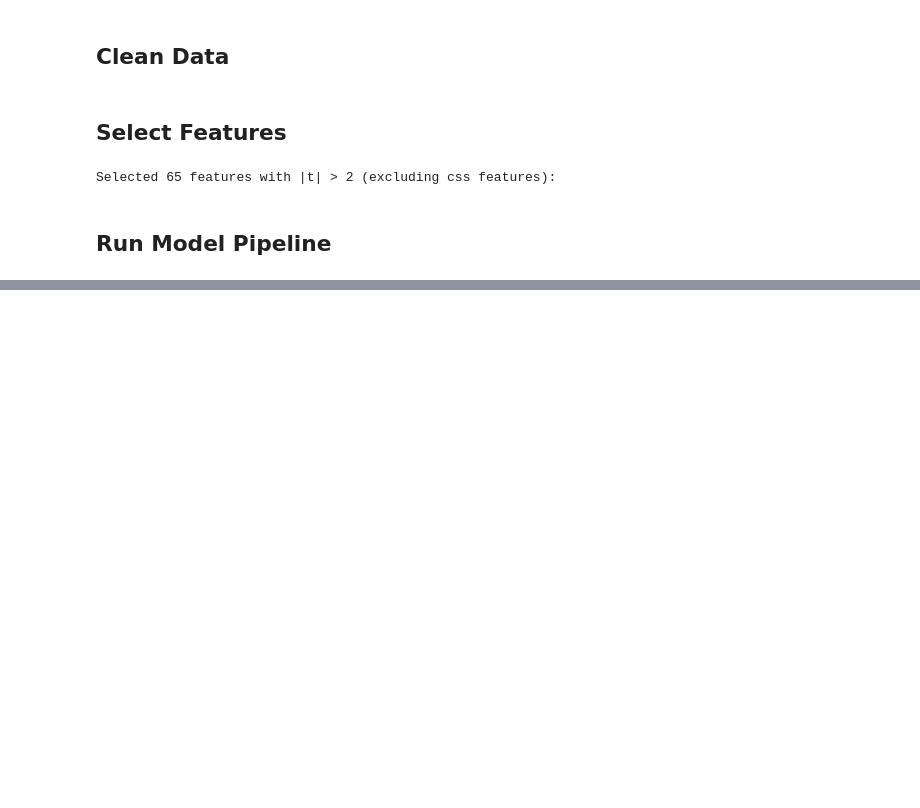
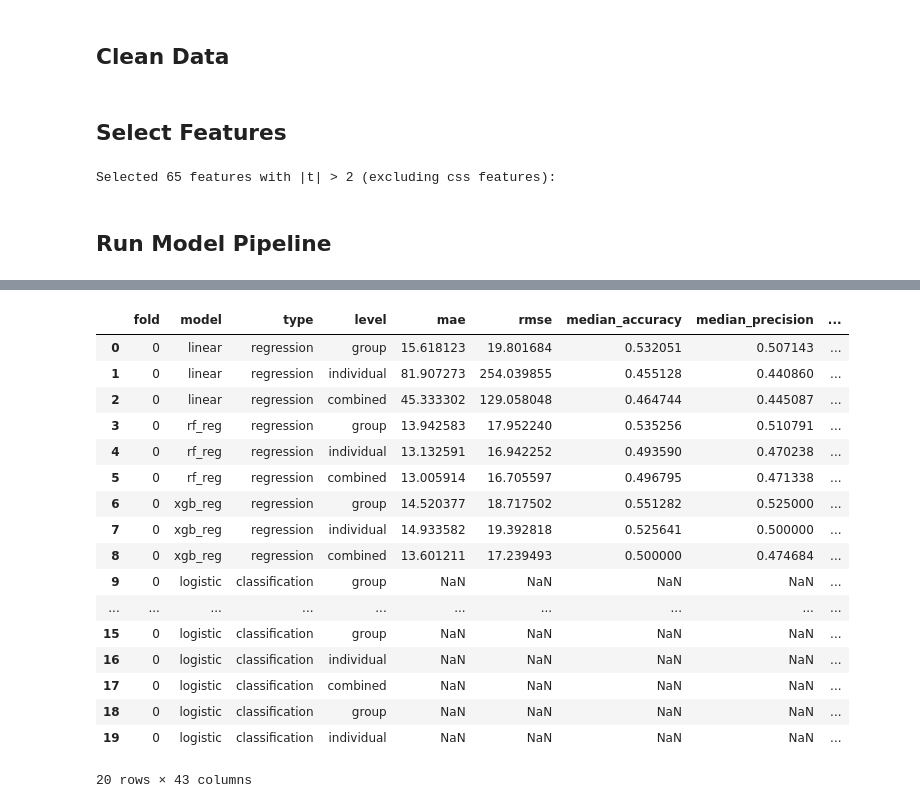
Before and after one commit to danieljwilson/3_3_experience_sampling, a Jupyter notebook: 3_3_3_data_analysis/02_analysis/Models/05_ML_models.ipynb, the cells around one changed output, grey strips where cells are left out. Drawn from its saved outputs; the diff is of its cells as text; code cells hidden in the pictures; blank space fills up the shorter version.

```diff
--- a/3_3_3_data_analysis/02_analysis/Models/05_ML_models.ipynb
+++ b/3_3_3_data_analysis/02_analysis/Models/05_ML_models.ipynb
@@ -343,12 +366,8 @@ def train_regression_model(X_train, y_train, model_type='linear'):
         model = LinearRegression()
     elif model_type == 'rf':
         model = RandomForestRegressor(n_estimators=100, random_state=42)
-    elif model_type == 'gbm':
-        model = GradientBoostingRegressor(n_estimators=100, random_state=42)
     elif model_type == 'xgb':
         model = xgb.XGBRegressor(n_estimators=100, random_state=42)
-    elif model_type == 'lgb':
-        model = lgb.LGBMRegressor(n_estimators=100, random_state=42)
     else:
         raise ValueError("Unknown model type")
     model.fit(X_train, y_train)
@@ -359,12 +378,8 @@ def train_classification_model(X_train, y_train, model_type='logistic'):
         model = LogisticRegression()
     elif model_type == 'rf':
         model = RandomForestClassifier(n_estimators=100, random_state=42)
-    elif model_type == 'gbm':
-        model = GradientBoostingClassifier(n_estimators=100, random_state=42)
     elif model_type == 'xgb':
         model = xgb.XGBClassifier(n_estimators=100, random_state=42)
-    elif model_type == 'lgb':
-        model = lgb.LGBMClassifier(n_estimators=100, random_state=42)
     else:
         raise ValueError("Unknown model type")
     model.fit(X_train, y_train)
@@ -548,0 +860,6 @@ Selected 65 features with |t| > 2 (excluding css features):
+# %%
+# Run the pipeline
+results_df, timing_df = main_pipeline(train_data_clean, test_data_clean, features, cv_folds, target_col='t_current')
+
+# # Save results
+# results_df.to_csv('model_evaluation_results.csv', index=False)
@@ -549 +1070,22 @@ Selected 65 features with |t| > 2 (excluding css features):
+# %%
+results_df.head(20)
+# %% [output]
+|  | fold | model | type | level | mae | rmse | median_accuracy | median_precision | ... |
+| 0 | 0 | linear | regression | group | 15.618123 | 19.801684 | 0.532051 | 0.507143 | ... |
+| 1 | 0 | linear | regression | individual | 81.907273 | 254.039855 | 0.455128 | 0.440860 | ... |
+| 2 | 0 | linear | regression | combined | 45.333302 | 129.058048 | 0.464744 | 0.445087 | ... |
+| 3 | 0 | rf_reg | regression | group | 13.942583 | 17.952240 | 0.535256 | 0.510791 | ... |
+| 4 | 0 | rf_reg | regression | individual | 13.132591 | 16.942252 | 0.493590 | 0.470238 | ... |
+| 5 | 0 | rf_reg | regression | combined | 13.005914 | 16.705597 | 0.496795 | 0.471338 | ... |
+| 6 | 0 | xgb_reg | regression | group | 14.520377 | 18.717502 | 0.551282 | 0.525000 | ... |
+| 7 | 0 | xgb_reg | regression | individual | 14.933582 | 19.392818 | 0.525641 | 0.500000 | ... |
+| 8 | 0 | xgb_reg | regression | combined | 13.601211 | 17.239493 | 0.500000 | 0.474684 | ... |
+| 9 | 0 | logistic | classification | group | NaN | NaN | NaN | NaN | ... |
+| ... | ... | ... | ... | ... | ... | ... | ... | ... | ... |
+| 15 | 0 | logistic | classification | group | NaN | NaN | NaN | NaN | ... |
+| 16 | 0 | logistic | classification | individual | NaN | NaN | NaN | NaN | ... |
+| 17 | 0 | logistic | classification | combined | NaN | NaN | NaN | NaN | ... |
+| 18 | 0 | logistic | classification | group | NaN | NaN | NaN | NaN | ... |
+| 19 | 0 | logistic | classification | individual | NaN | NaN | NaN | NaN | ... |
+20 rows × 43 columns
 # %%
```
Also changed, not shown: parts of 11 cells of this notebook, 2 other files.
